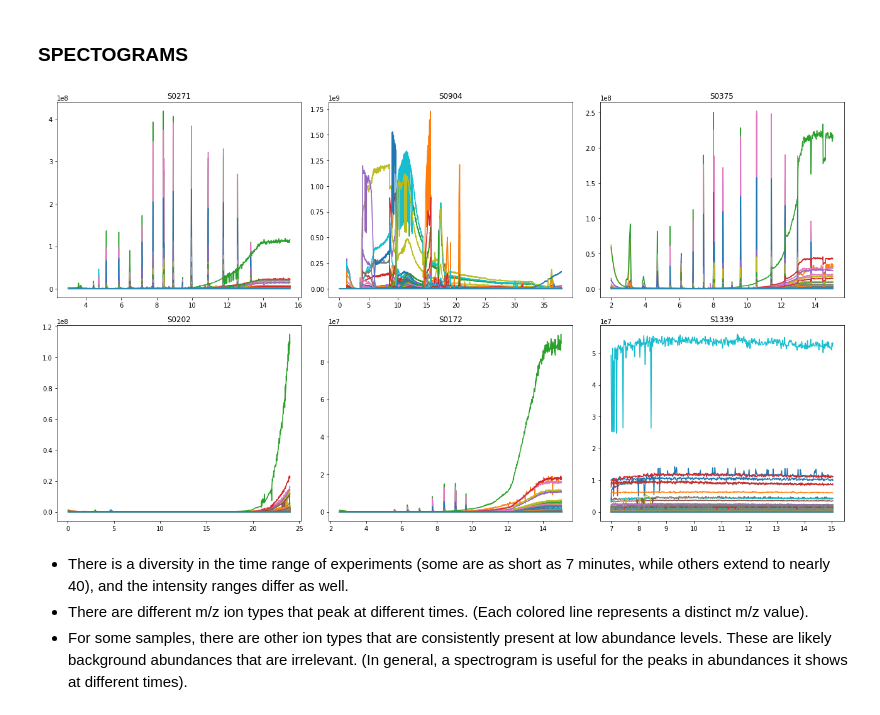
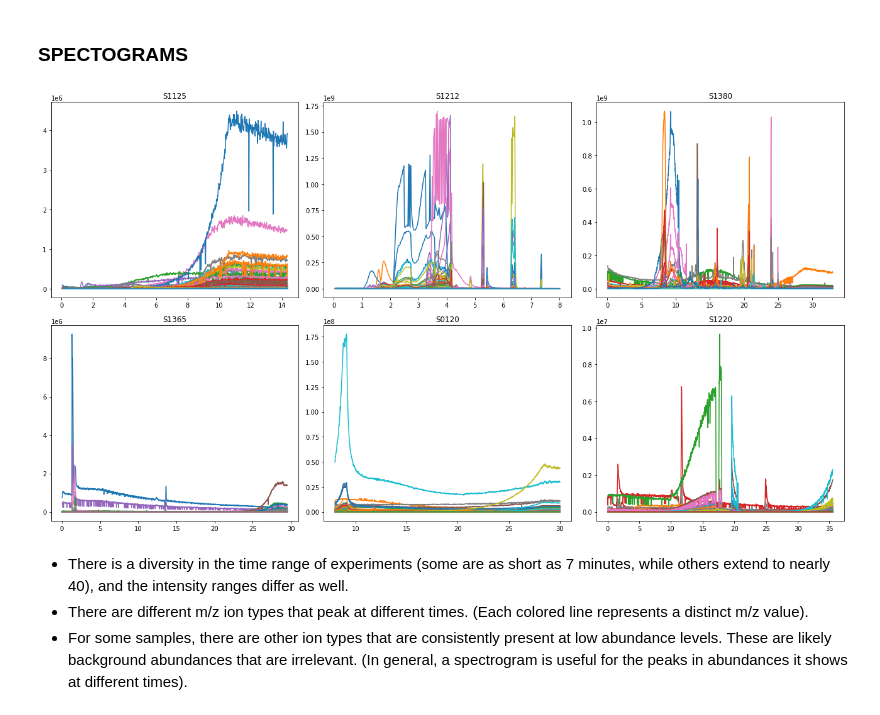
Before and after one commit to MosesBomera/Mars-Spectrometry-2-Gas-Chromatography, a Jupyter notebook: Benchmark_Modelling.ipynb, the cells around one changed output. Saved outputs shown, nothing was run; the diff lists cells and outputs as text; code cells hidden in the pictures.

```diff
--- a/Benchmark_Modelling.ipynb
+++ b/Benchmark_Modelling.ipynb
@@ -21,4 +28,4 @@ tqdm.pandas()
 # %% [markdown]
 ### DATA
 # %%
-metadata = pd.read_csv("data/metadata.csv")
+metadata = pd.read_csv("data/metadata.csv", index_col="sample_id")
@@ -34,9 +45,9 @@ msgc.viz.grid_plot(sample, msgc.viz.plot_mass_spectrum, random.sample(list(sampl
 # %% [markdown]
 ### SPECTOGRAMS
 # %%
-msgc.viz.grid_plot(metadata, msgc.viz.plot_spectrogram, random.sample(list(metadata.sample_id.values), 6), cols=3)
+msgc.viz.grid_plot(metadata, msgc.viz.plot_spectrogram, random.sample(list(metadata.index), 6), cols=3)
 # %% [output]
-[figure, old version]
+[figure, new version]
 # %% [markdown]
 - There is a diversity in the time range of experiments (some are as short as 7 minutes, while others extend to nearly 40), and the intensity ranges differ as well.
 - There are different m/z ion types that peak at different times. (Each colored line represents a distinct m/z value).
```
Also changed, not shown: parts of 27 cells of this notebook.
